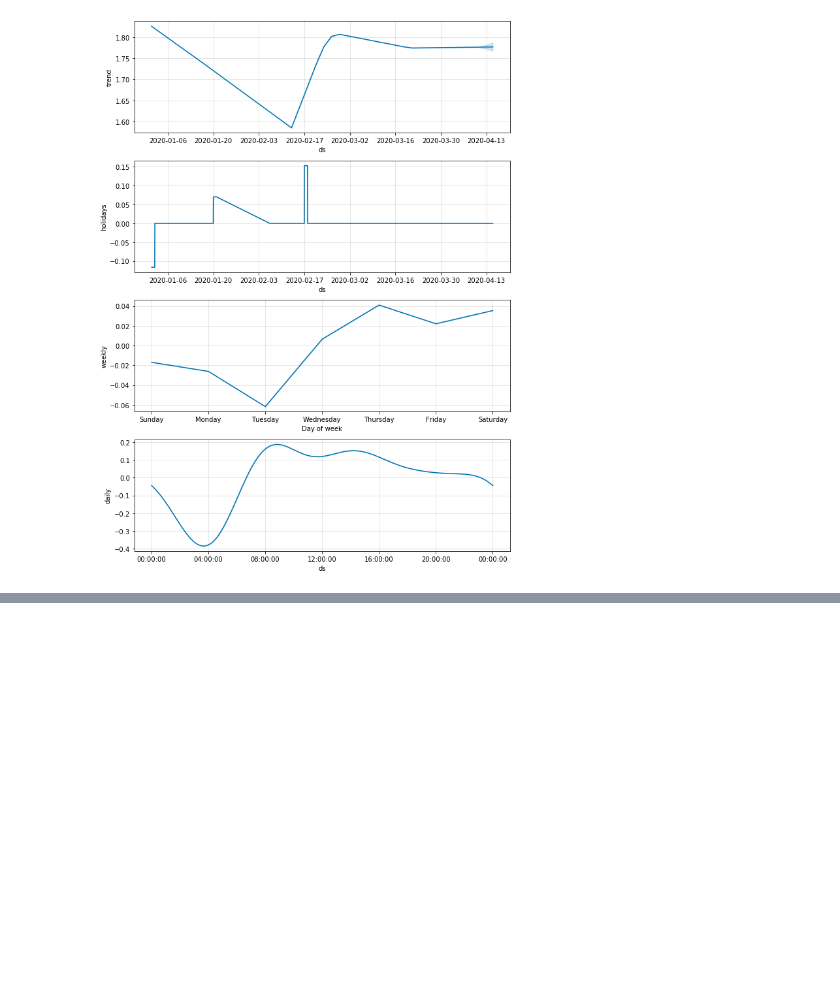
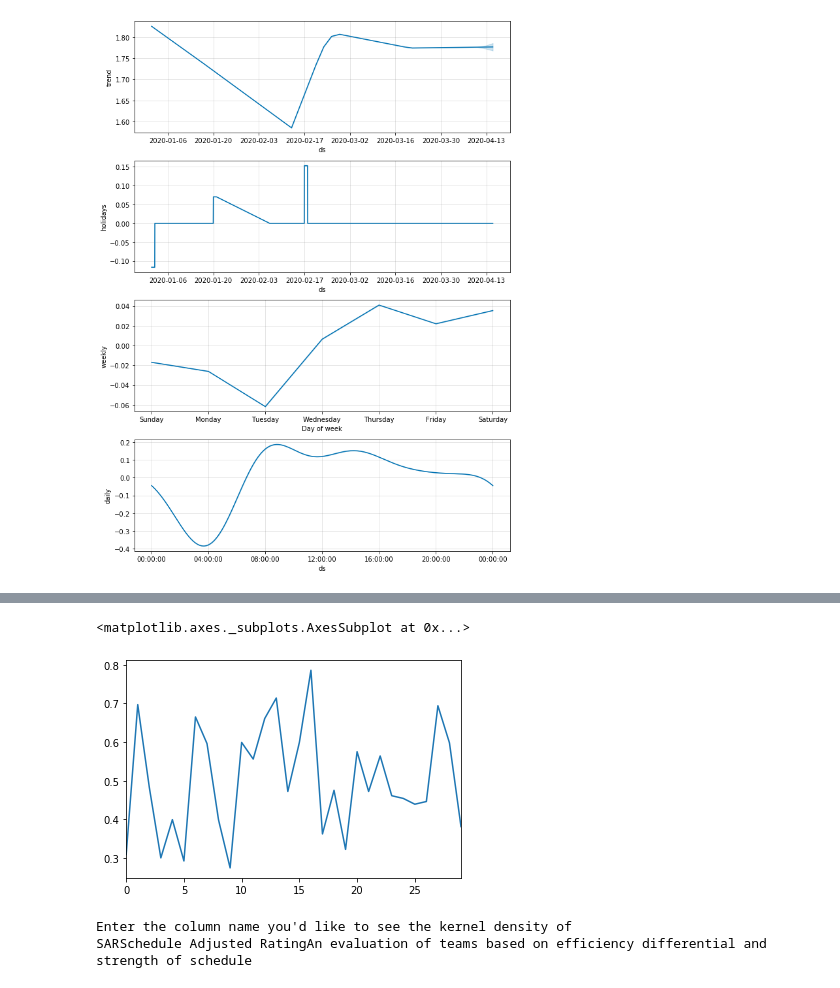
Before and after one commit to gilpasternak35/Likelihood, a Jupyter notebook: likelihood-public.ipynb, the cells around one changed output, grey strips where cells are left out. Cells and saved outputs as stored; diff of their text form; code cells hidden in the pictures; blank space fills up the shorter version.

```diff
--- a/likelihood-public.ipynb
+++ b/likelihood-public.ipynb
@@ -354,0 +354,7 @@ prophetResultsDf.describe()
+# %%
+#Reading data in from the web, this is the data that I would like to use to track over the
+#long term and find anomalies
+#https://www.nbastuffer.com/2019-2020-nba-team-stats/
+nam = input()
+frame = pd.read_html(nam)
+frame
@@ -354,0 +380,4 @@ prophetResultsDf.describe()
+# %%
+#Obtaining the first of the tables on the site
+first_table = frame[0]
+first_table
@@ -354,0 +403,21 @@ prophetResultsDf.describe()
+# %%
+first_table.get("eWIN%Correlated Gaussian Expected Winning PercentageIndicates the ideal winning percentage based on offensive and defensive performance.").plot()
+# %% [output]
+<matplotlib.axes._subplots.AxesSubplot at 0x...>
+[figure, added]
+# %%
+#Stuff beyond here focuses on kernel density, it is a work in progress
+print("Enter the column name you'd like to see the kernel density of")
+
+#Prompting user for input and calculating basic statistics, bandwidth temporarily set to .05
+#For testing purposes
+stat = first_table.get(input())
+avg = stat.mean()
+density = np.array([])
+bandwidth = .05
+dev = np.std(stat)
+kernel_const = 1/(dev* mt.sqrt(2*mt.pi))
+n = first_table.shape[0]
+# %% [output]
+Enter the column name you'd like to see the kernel density of
+SARSchedule Adjusted RatingAn evaluation of teams based on efficiency differential and strength of schedule
```
Also changed, not shown: parts of 11 cells of this notebook.
